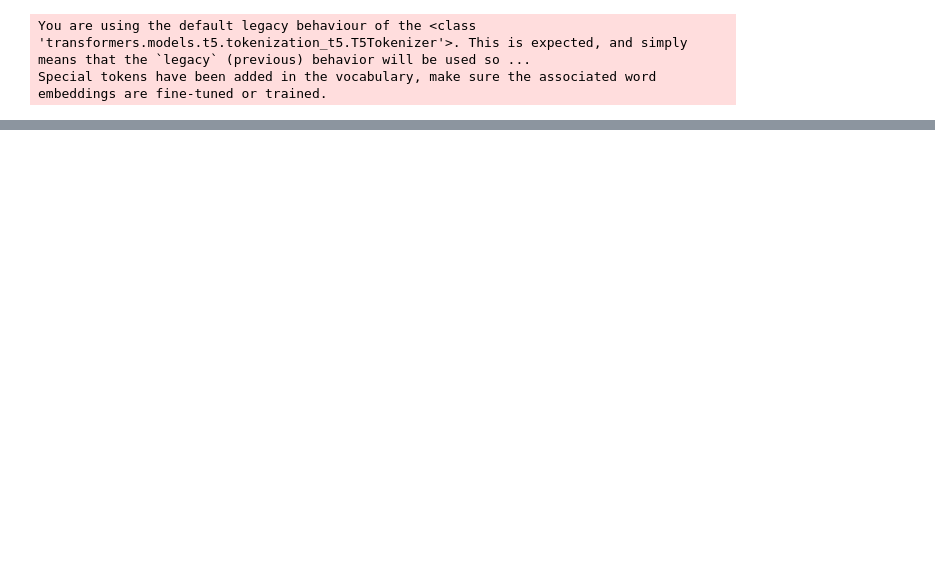
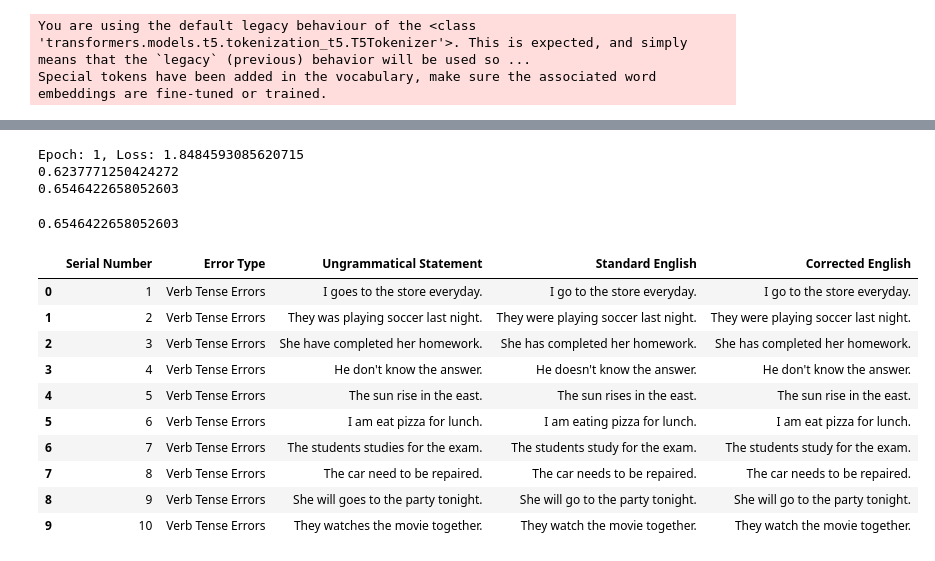
Before and after one commit to KokTeng00/grammar_correction, a Jupyter notebook: grammar_correction.ipynb, the cells around one changed output, grey strips where cells are left out. Cells and saved outputs as stored; diff of their text form; code cells hidden in the pictures; blank space fills up the shorter version.

```diff
--- a/grammar_correction.ipynb
+++ b/grammar_correction.ipynb
@@ -201,7 +268,7 @@ model.to(device)
 # get the best hyperparameters from the study
 learning_rate = study.best_params["learning_rate"]
 num_train_epochs = study.best_params["num_train_epochs"]
-per_device_train_batch_size = study.best_params["per_device_train_batch_size"]
+per_device_train_batch_size = study.best_params["batch_size"]
 
 # set the optimizer and scheduler with the best hyperparameters
 optimizer = torch.optim.Adam(model.parameters(), lr=learning_rate)
@@ -220,3 +287,36 @@ for epoch in range(num_train_epochs):
 
 # evaluate the model on the test set with the best hyperparameters and print the average BLEU score
 eval_model(model, test_dataloader, device)
+# %% [output]
+Epoch: 1, Loss: 1.8484593085620715
+0.6237771250424272
+0.6546422658052603
+0.6546422658052603
+# %%
+# implement the fine-tuned model on the dataset to correct the ungrammatical statements
+def correct_grammar(model, ungrammatical_statement):
+    # set the model to evaluation
+    model.eval()
+    # tokenize the ungrammatical statement and get the outputs from the model
+    inputs = tokenizer(ungrammatical_statement, return_tensors='pt', padding=True, truncation=True, max_length=256).to(device)
+    outputs = model.generate(**inputs, max_new_tokens=256)
+    # decode the outputs and return the corrected English statement
+    corrected_english = tokenizer.decode(outputs[0], skip_special_tokens=True)
+    return corrected_english
+
+# correct the ungrammatical statements in the dataset
+text_df['Corrected English'] = text_df['Ungrammatical Statement'].apply(lambda x: correct_grammar(model, x))
+# %%
+text_df.head(10)
+# %% [output]
+|  | Serial Number | Error Type | Ungrammatical Statement | Standard English | Corrected English |
+| 0 | 1 | Verb Tense Errors | I goes to the store everyday. | I go to the store everyday. | I go to the store everyday. |
+| 1 | 2 | Verb Tense Errors | They was playing soccer last night. | They were playing soccer last night. | They were playing soccer last night. |
+| 2 | 3 | Verb Tense Errors | She have completed her homework. | She has completed her homework. | She has completed her homework. |
+| 3 | 4 | Verb Tense Errors | He don't know the answer. | He doesn't know the answer. | He don't know the answer. |
+| 4 | 5 | Verb Tense Errors | The sun rise in the east. | The sun rises in the east. | The sun rise in the east. |
+| 5 | 6 | Verb Tense Errors | I am eat pizza for lunch. | I am eating pizza for lunch. | I am eat pizza for lunch. |
+| 6 | 7 | Verb Tense Errors | The students studies for the exam. | The students study for the exam. | The students study for the exam. |
+| 7 | 8 | Verb Tense Errors | The car need to be repaired. | The car needs to be repaired. | The car needs to be repaired. |
+| 8 | 9 | Verb Tense Errors | She will goes to the party tonight. | She will go to the party tonight. | She will go to the party tonight. |
+| 9 | 10 | Verb Tense Errors | They watches the movie together. | They watch the movie together. | They watch the movie together. |
```
Also changed, not shown: parts of 7 cells of this notebook.
